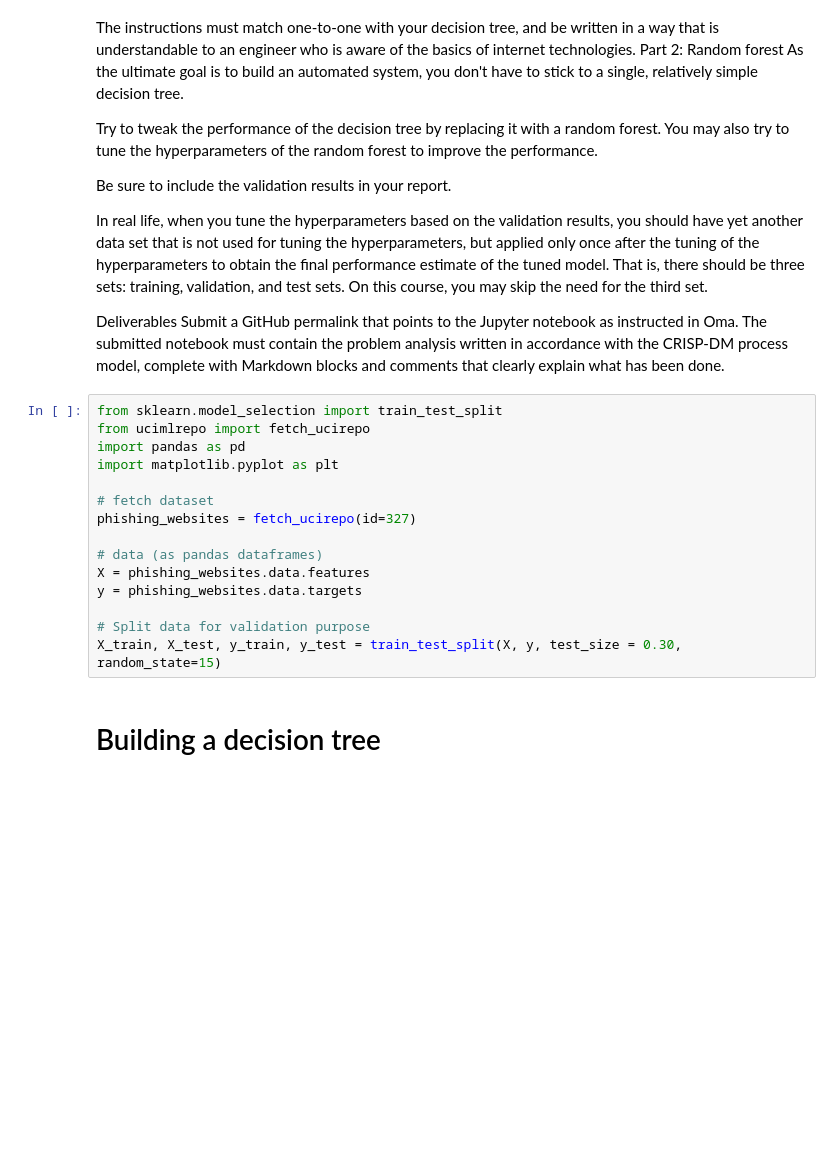
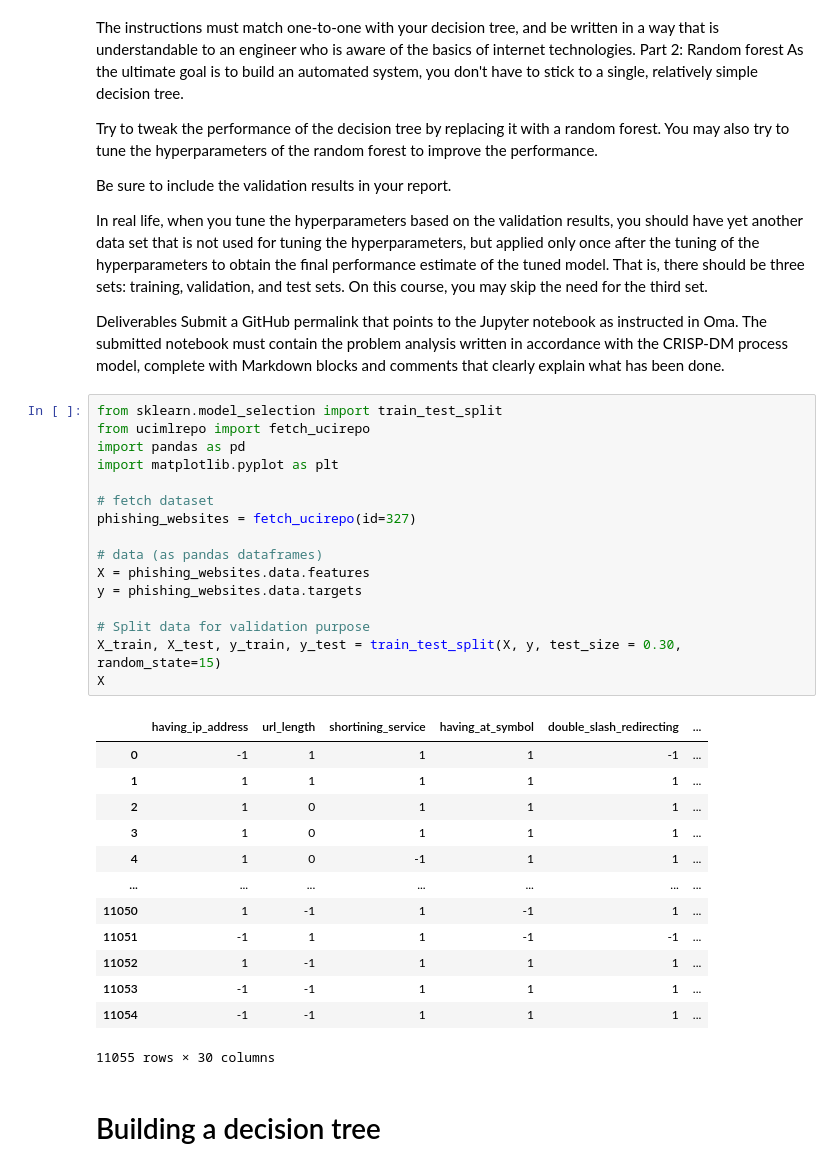
Before and after one commit to hinmiro/dataIsBeautifull_G2, a Jupyter notebook: assignments/decisiontrees_randomforests.ipynb, the cells around one changed output. Drawn from its saved outputs; the diff is of its cells as text; blank space fills up the shorter version.

```diff
--- a/assignments/decisiontrees_randomforests.ipynb
+++ b/assignments/decisiontrees_randomforests.ipynb
@@ -39,18 +39,33 @@ Submit a GitHub permalink that points to the Jupyter notebook as instructed in O
 # %%
 from sklearn.model_selection import train_test_split
 from ucimlrepo import fetch_ucirepo
 import pandas as pd
 import matplotlib.pyplot as plt
 
 # fetch dataset
 phishing_websites = fetch_ucirepo(id=327)
 
 # data (as pandas dataframes)
 X = phishing_websites.data.features
 y = phishing_websites.data.targets
 
 # Split data for validation purpose
 X_train, X_test, y_train, y_test = train_test_split(X, y, test_size = 0.30, random_state=15)
+X
+# %% [output]
+|  | having_ip_address | url_length | shortining_service | having_at_symbol | double_slash_redirecting | ... |
+| 0 | -1 | 1 | 1 | 1 | -1 | ... |
+| 1 | 1 | 1 | 1 | 1 | 1 | ... |
+| 2 | 1 | 0 | 1 | 1 | 1 | ... |
+| 3 | 1 | 0 | 1 | 1 | 1 | ... |
+| 4 | 1 | 0 | -1 | 1 | 1 | ... |
+| ... | ... | ... | ... | ... | ... | ... |
+| 11050 | 1 | -1 | 1 | -1 | 1 | ... |
+| 11051 | -1 | 1 | 1 | -1 | -1 | ... |
+| 11052 | 1 | -1 | 1 | 1 | 1 | ... |
+| 11053 | -1 | -1 | 1 | 1 | 1 | ... |
+| 11054 | -1 | -1 | 1 | 1 | 1 | ... |
+11055 rows × 30 columns
 # %% [markdown]
 # Building a decision tree
 # %%
```
Also changed, not shown: parts of 6 cells of this notebook.
